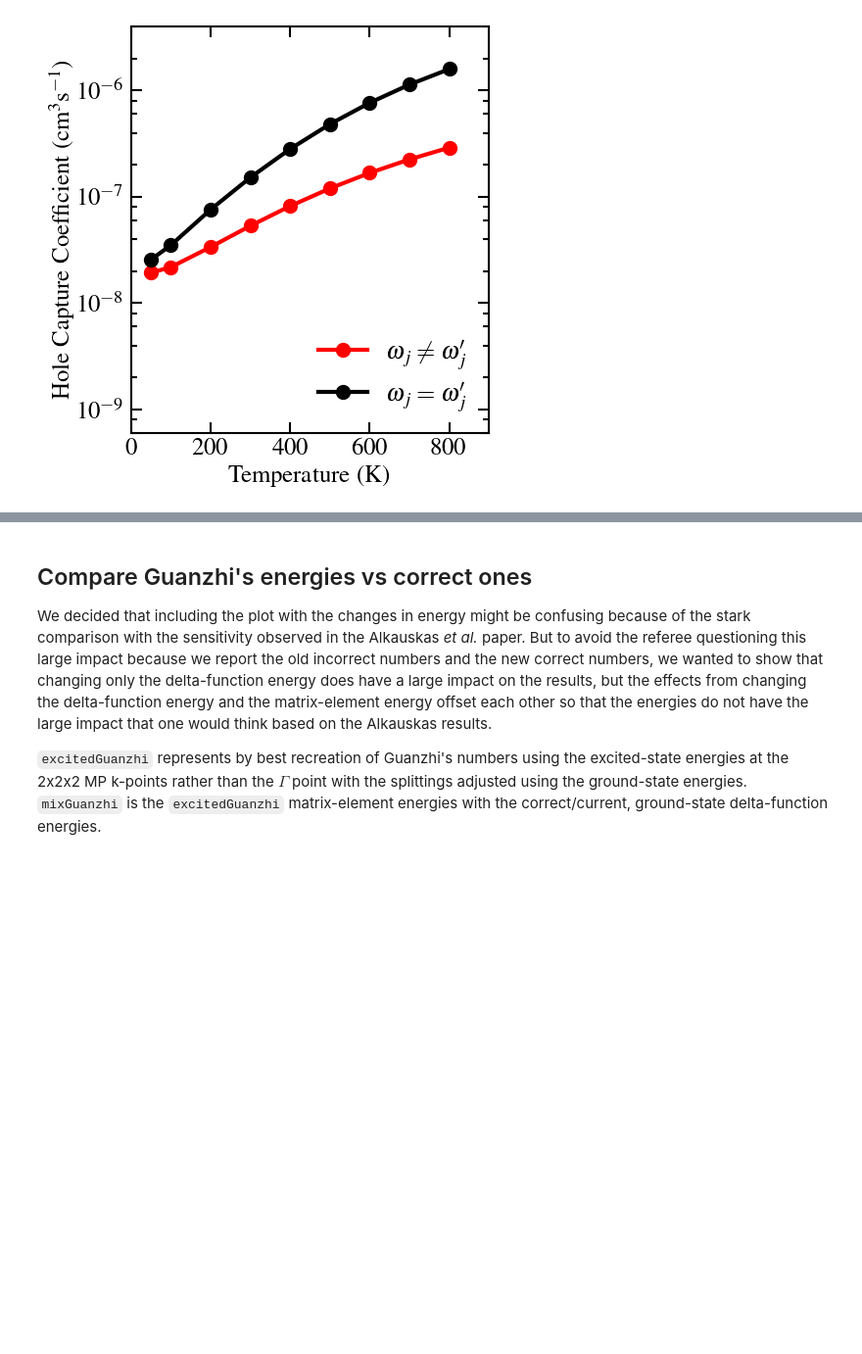
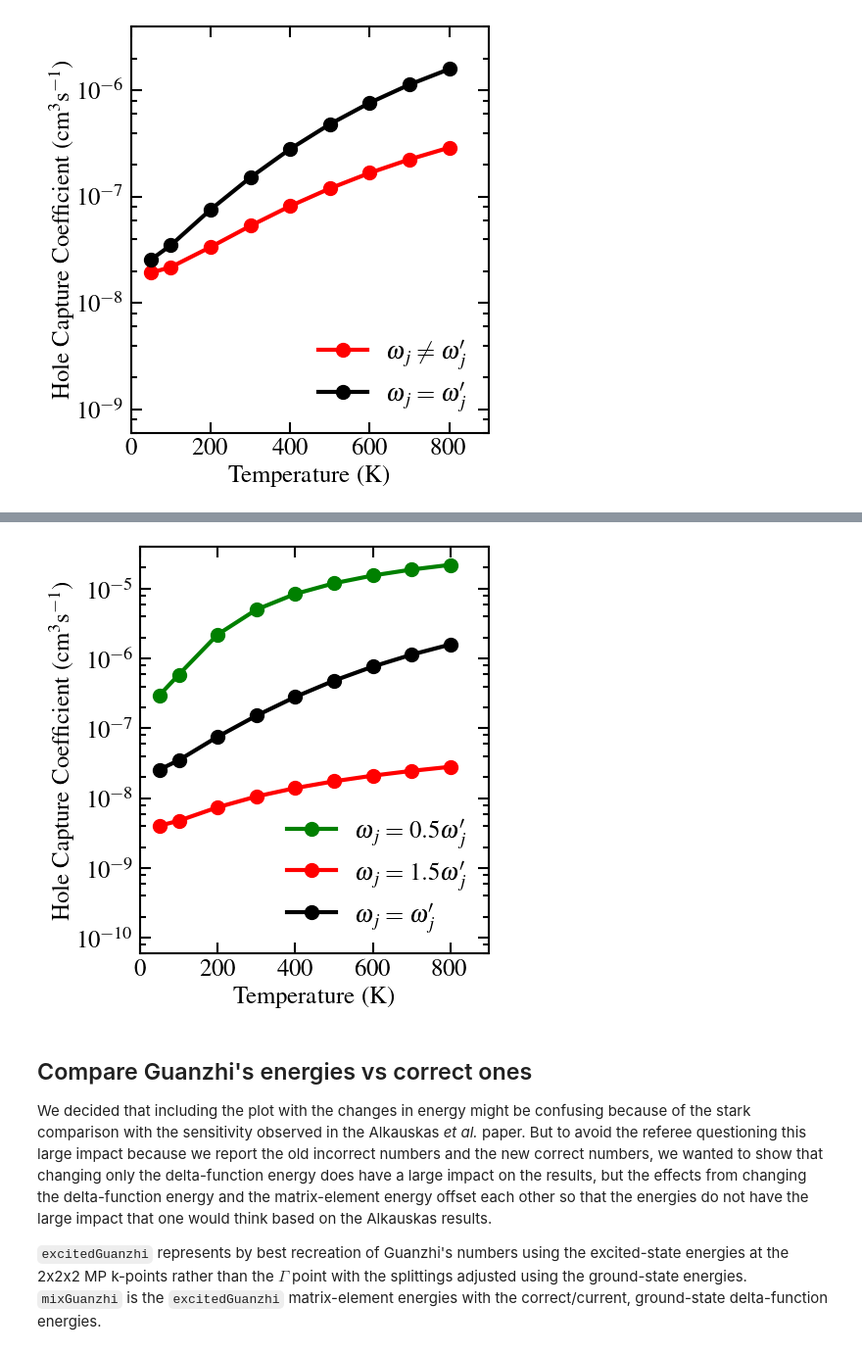
Before and after one commit to laurarnichols/CrossSectionCalculations, a Jupyter notebook: TimeDomainPaper/recreateGaNNumbers/GaN.ipynb, the cells around one changed output, grey strips where cells are left out. Shown at 98% size. Saved outputs shown, nothing was run; the diff lists cells and outputs as text; code cells hidden in the pictures; blank space fills up the shorter version.

```diff
--- a/TimeDomainPaper/recreateGaNNumbers/GaN.ipynb
+++ b/TimeDomainPaper/recreateGaNNumbers/GaN.ipynb
@@ -333,3 +401,56 @@ plt.show()
+# %%
+Cp_twoFreq_3rdDown_groundPlus50 = 4*np.array([2.70454932974149E+010,2.82483242784058E+010,3.15874514171793E+010,3.59078453088904E+010,4.09241857438438E+010,4.64767607151208E+010,5.24523240647512E+010,5.87720798860331E+010,6.53836265185321E+010])*volume*weight3rdDown_ground
+Cp_twoFreq_2ndDown_groundPlus50 = 4*np.array([2.05472723700759E+012,2.55652180914644E+012,3.65876921162303E+012,4.83112766467234E+012,6.05458135376146E+012,7.31489249872614E+012,8.59972510218518E+012,9.89885046637453E+012,1.12040181878002E+013])*volume*weight2ndDown_ground
+Cp_twoFreq_VBM_groundPlus50 = 4*np.array([9.08849855157672E+011,9.88334241416719E+011,1.19392783944723E+012,1.44546065776525E+012,1.73294378990047E+012,2.05086962353897E+012,2.39466169585714E+012,2.76043896365465E+012,3.14491590381414E+012])*volume*weightVBM_ground
+Cp_twoFreq_groundPlus50 = Cp_twoFreq_3rdDown_groundPlus50 + Cp_twoFreq_2ndDown_groundPlus50 + Cp_twoFreq_VBM_groundPlus50
+# %%
+Cp_twoFreq_3rdDown_groundMinus50 = 4*np.array([1.76946818896454E+012,2.39300521568556E+012,6.01049731505880E+012,1.31447991644355E+013,2.27392093587038E+013,3.35721451696378E+013,4.48288453586762E+013,5.60409233643123E+013,6.69555651947022E+013])*volume*weight3rdDown_ground
+Cp_twoFreq_2ndDown_groundMinus50 = 4*np.array([2.74426212868548E+014,5.08216605398779E+014,1.41046332005220E+015,2.73630077464828E+015,4.20956464151218E+015,5.68857165658049E+015,7.12223195609871E+015,8.49666672185258E+015,9.81171662603311E+015])*volume*weight2ndDown_ground
+Cp_twoFreq_VBM_groundMinus50 = 4*np.array([6.68357606444339E+013,1.11201002806783E+014,2.78408667898315E+014,5.15068312114469E+014,7.71483009083313E+014,1.02413376677011E+015,1.26500108882198E+015,1.49218485419106E+015,1.70600181421833E+015])*volume*weightVBM_ground
+Cp_twoFreq_groundMinus50 = Cp_twoFreq_3rdDown_groundMinus50 + Cp_twoFreq_2ndDown_groundMinus50 + Cp_twoFreq_VBM_groundMinus50
+# %%
+plt.figure(figsize=(5,5))
+
+# Paper figure with smeared results
+plt.semilogy(T, Cp_twoFreq_groundMinus50, color='green', label=r'$\omega_j = 0.5\omega_j^{\prime}$', linewidth=3, marker='o', markersize=10)
+plt.semilogy(T, Cp_twoFreq_groundPlus50, color='red', label=r'$\omega_j = 1.5\omega_j^{\prime}$', linewidth=3, marker='o', markersize=10)
+plt.semilogy(T, Cp_oneFreq_ground, color='black', label=r'$\omega_j = \omega_j^{\prime}$', linewidth=3, marker='o', markersize=10)
+
+# Labels
+plt.xlabel('Temperature (K)', fontsize=18)
+plt.ylabel('Hole Capture Coefficient (cm$^3$s$^{-1}$)', fontsize=18)
+
+# Plot formatting
+plt.legend(loc='lower right', fontsize=18, frameon=False)  # Move the legend to the top right and increase font size
+plt.xticks(fontsize=18)  # Increase x-axis tick font size
+plt.yticks(fontsize=18)  # Increase y-axis tick font size
+plt.ylim(6e-11,4e-5)
+plt.xlim(0,900)
+ax = plt.gca()
+ax.spines['top'].set_linewidth(1.5)   # Top border
+ax.spines['right'].set_linewidth(1.5) # Right border
+ax.spines['bottom'].set_linewidth(1.5)  # Bottom border (default width)
+ax.spines['left'].set_linewidth(1.5)    # Left border (default width)
+ax.tick_params(axis='both',  # Apply to both x and y axes
+               which='minor',  # Apply to both major and minor ticks
+               direction='in',  # Tick direction (inward and outward)
+               width=1.5,  # Thickness of the tick marks
+               length=4, # Length of the tick marks
+               bottom=True, top=True, left=True, right=True)
+ax.tick_params(axis='both',  # Apply to both x and y axes
+               which='major',  # Apply to both major and minor ticks
+               direction='in',  # Tick direction (inward and outward)
+               width=1.5,  # Thickness of the tick marks
+               length=8, # Length of the tick marks
+               bottom=True, top=True, left=True, right=True)
+locmin = ticker.LogLocator(base=10.0,subs=(0.2,0.4,0.6,0.8),numticks=12)
+ax.yaxis.set_minor_locator(locmin)
+ax.yaxis.set_minor_formatter(ticker.NullFormatter())
+plt.tight_layout()
+#plt.savefig('DiffFreq.png',dpi=1200)
+plt.show()
+# %% [output]
+[figure, added]
 # %% [markdown]
 ## Compare Guanzhi's energies vs correct ones
 
```
Also changed, not shown: parts of 5 cells of this notebook, 1 other file.
